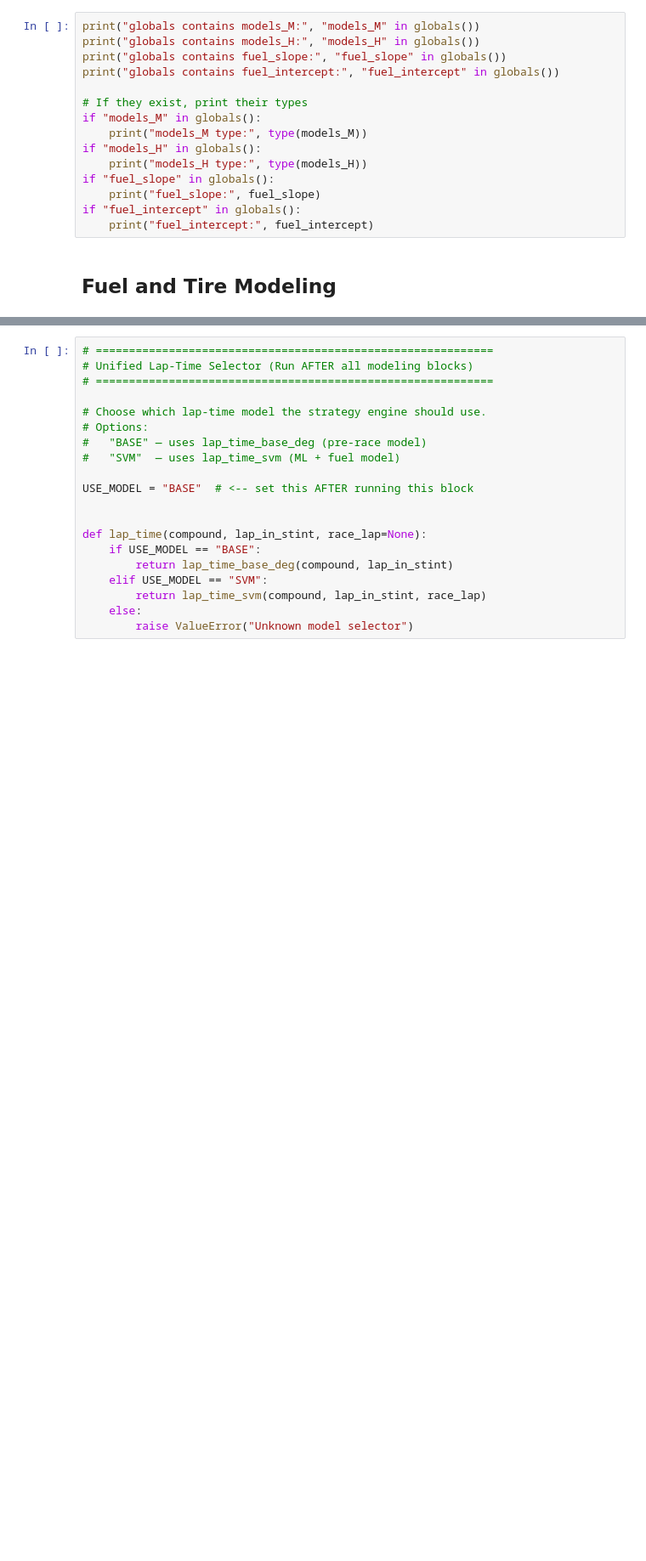
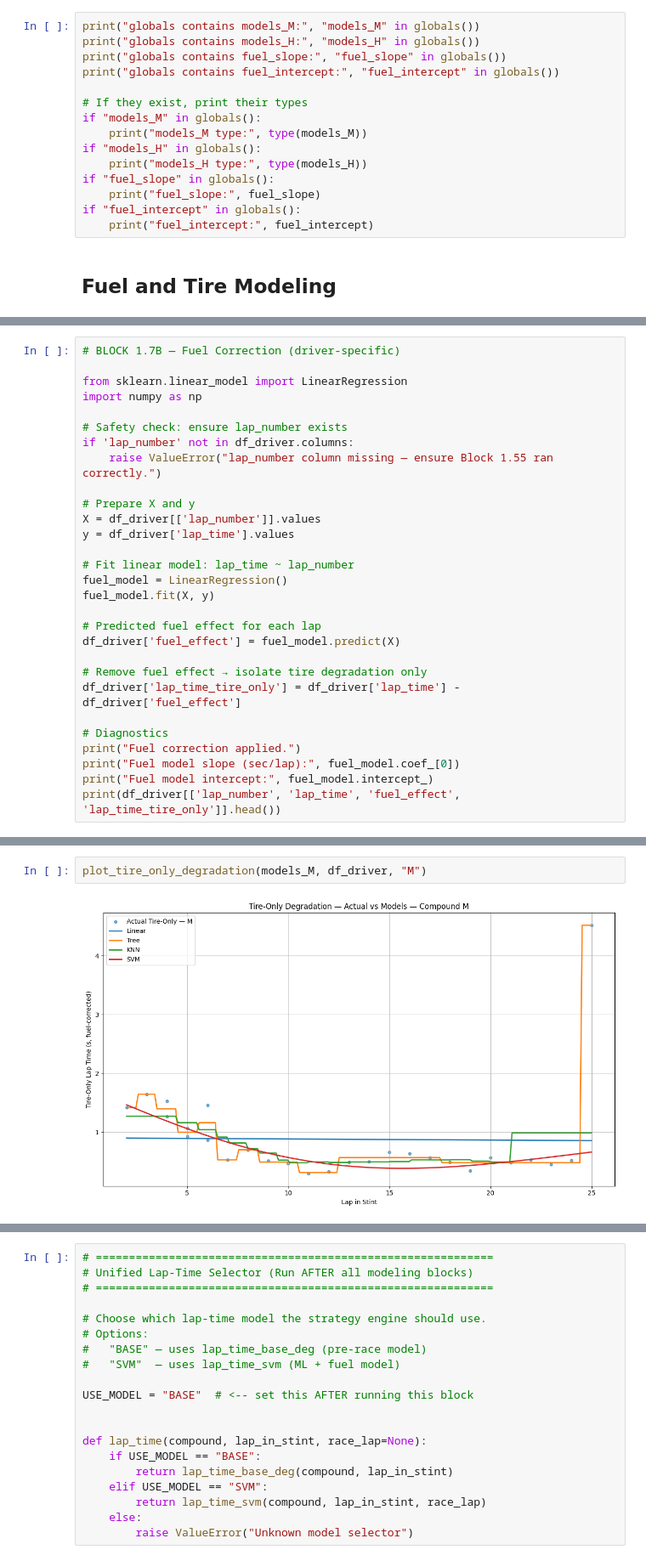
Before and after one commit to jeffreylgoode/f1-capstone-project, a Jupyter notebook: notebooks/f1.ipynb, the cells around one changed output, grey strips where cells are left out. Shown at 85% size. Saved outputs shown, nothing was run; the diff lists cells and outputs as text; blank space fills up the shorter version.

```diff
--- a/notebooks/f1.ipynb
+++ b/notebooks/f1.ipynb
@@ -2361,0 +2036,29 @@ plot_tire_only_degradation(models_H, df_corrected, compound="H")
+# %%
+# BLOCK 1.7B — Fuel Correction (driver-specific)
+
+from sklearn.linear_model import LinearRegression
+import numpy as np
+
+# Safety check: ensure lap_number exists
+if 'lap_number' not in df_driver.columns:
+    raise ValueError("lap_number column missing — ensure Block 1.55 ran correctly.")
+
+# Prepare X and y
+X = df_driver[['lap_number']].values
+y = df_driver['lap_time'].values
+
+# Fit linear model: lap_time ~ lap_number
+fuel_model = LinearRegression()
+fuel_model.fit(X, y)
+
+# Predicted fuel effect for each lap
+df_driver['fuel_effect'] = fuel_model.predict(X)
+
+# Remove fuel effect → isolate tire degradation only
+df_driver['lap_time_tire_only'] = df_driver['lap_time'] - df_driver['fuel_effect']
+
+# Diagnostics
+print("Fuel correction applied.")
+print("Fuel model slope (sec/lap):", fuel_model.coef_[0])
+print("Fuel model intercept:", fuel_model.intercept_)
+print(df_driver[['lap_number', 'lap_time', 'fuel_effect', 'lap_time_tire_only']].head())
@@ -2361,0 +2236,4 @@ plot_tire_only_degradation(models_H, df_corrected, compound="H")
+# %%
+plot_tire_only_degradation(models_M, df_driver, "M")
+# %% [output]
+[figure, added]
```
Also changed, not shown: parts of 47 cells of this notebook.
